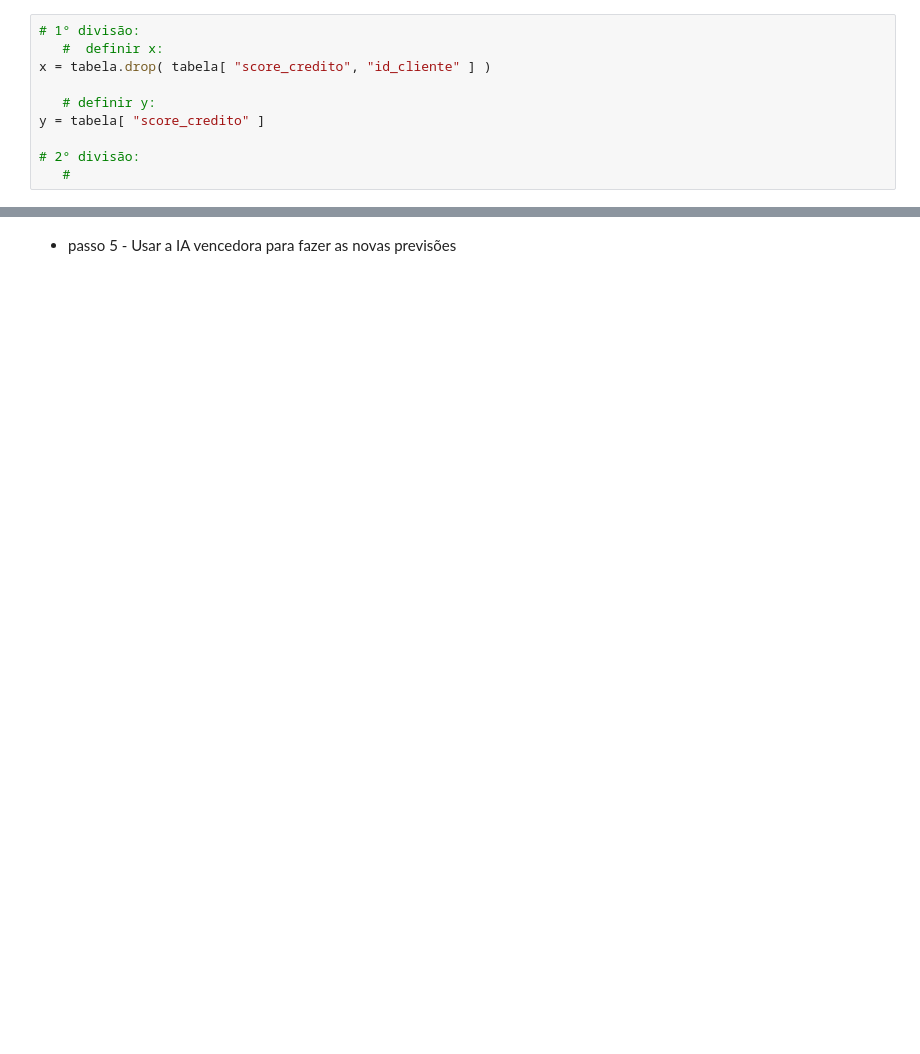
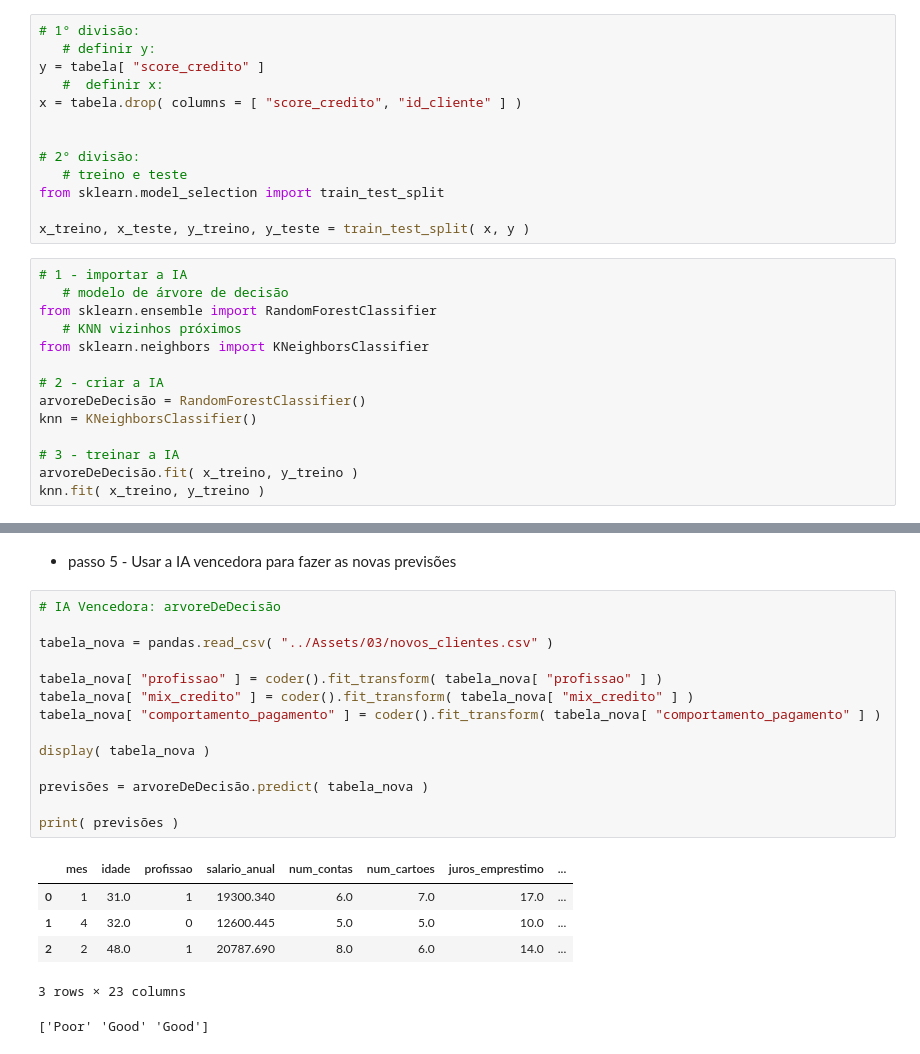
Before and after one commit to clb-py/hashtag, a Jupyter notebook: 03 - IA/code.ipynb, the cells around one changed output, grey strips where cells are left out. Saved outputs shown, nothing was run; the diff lists cells and outputs as text; blank space fills up the shorter version.

```diff
--- a/03 - IA/code.ipynb
+++ b/03 - IA/code.ipynb
@@ -125,10 +133,27 @@ display( tabela )
 # %%
 # 1° divisão:
-   #  definir x:
-x = tabela.drop( tabela[ "score_credito", "id_cliente" ] )
-
    # definir y:
 y = tabela[ "score_credito" ]
+   #  definir x:
+x = tabela.drop( columns = [ "score_credito", "id_cliente" ] )
+
 
 # 2° divisão:
-   #
+   # treino e teste
+from sklearn.model_selection import train_test_split
+
+x_treino, x_teste, y_treino, y_teste = train_test_split( x, y )
+# %%
+# 1 - importar a IA
+   # modelo de árvore de decisão
+from sklearn.ensemble import RandomForestClassifier
+   # KNN vizinhos próximos
+from sklearn.neighbors import KNeighborsClassifier
+
+# 2 - criar a IA
+arvoreDeDecisão = RandomForestClassifier()
+knn = KNeighborsClassifier()
+
+# 3 - treinar a IA
+arvoreDeDecisão.fit( x_treino, y_treino )
+knn.fit( x_treino, y_treino )
@@ -137,2 +177,23 @@ y = tabela[ "score_credito" ]
 # %% [markdown]
 * passo 5 - Usar a IA vencedora para fazer as novas previsões
+# %%
+# IA Vencedora: arvoreDeDecisão
+
+tabela_nova = pandas.read_csv( "../Assets/03/novos_clientes.csv" )
+
+tabela_nova[ "profissao" ] = coder().fit_transform( tabela_nova[ "profissao" ] )
+tabela_nova[ "mix_credito" ] = coder().fit_transform( tabela_nova[ "mix_credito" ] )
+tabela_nova[ "comportamento_pagamento" ] = coder().fit_transform( tabela_nova[ "comportamento_pagamento" ] )
+
+display( tabela_nova )
+
+previsões = arvoreDeDecisão.predict( tabela_nova )
+
+print( previsões )
+# %% [output]
+|  | mes | idade | profissao | salario_anual | num_contas | num_cartoes | juros_emprestimo | ... |
+| 0 | 1 | 31.0 | 1 | 19300.340 | 6.0 | 7.0 | 17.0 | ... |
+| 1 | 4 | 32.0 | 0 | 12600.445 | 5.0 | 5.0 | 10.0 | ... |
+| 2 | 2 | 48.0 | 1 | 20787.690 | 8.0 | 6.0 | 14.0 | ... |
+3 rows × 23 columns
+['Poor' 'Good' 'Good']
```
Also changed, not shown: parts of 3 cells of this notebook, 1 other file.
